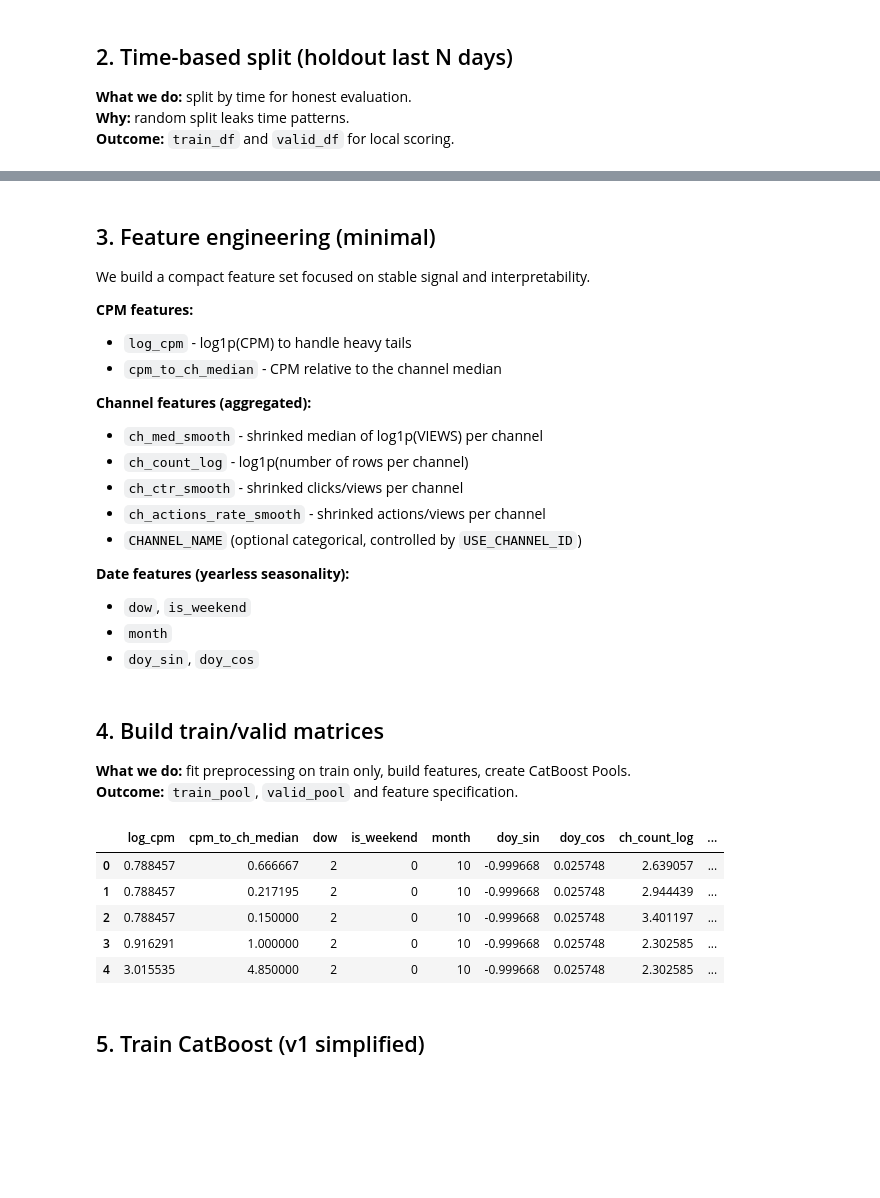
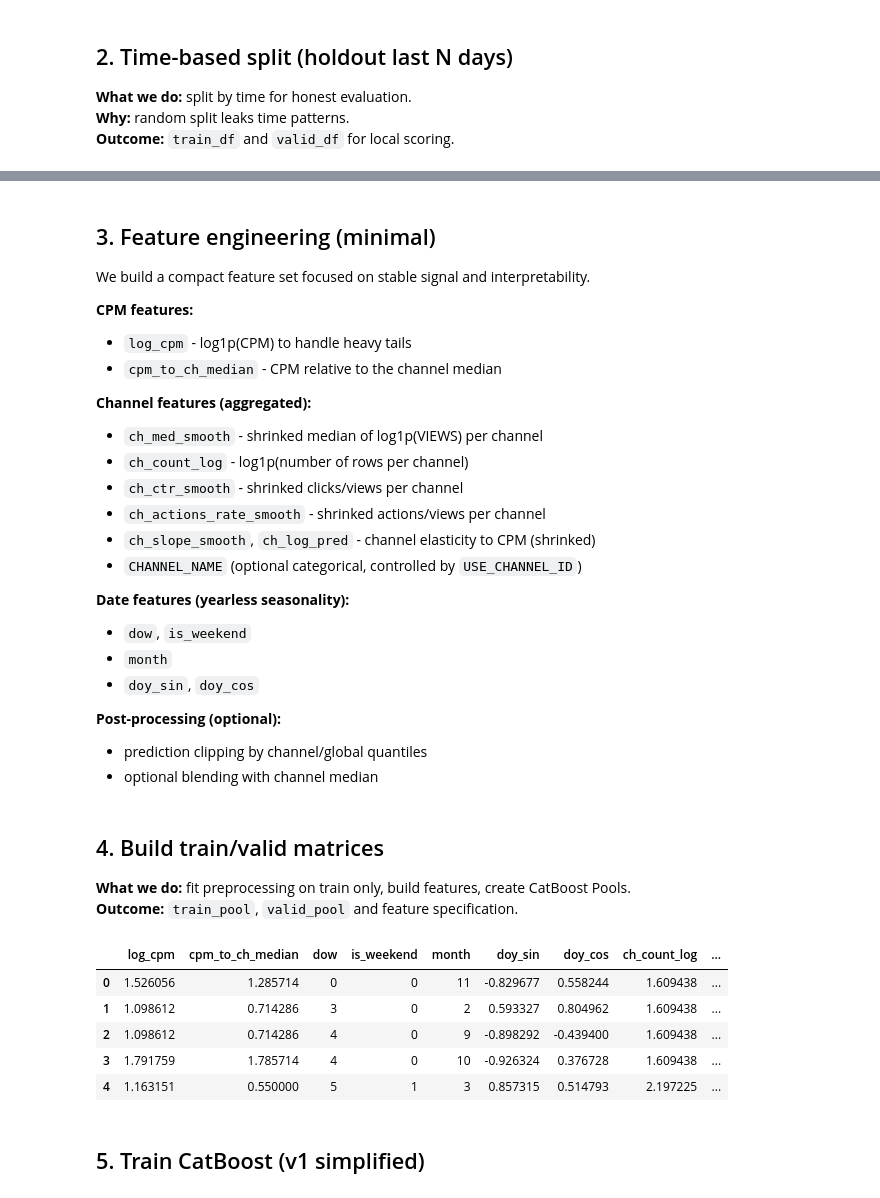
Before and after one commit to Karimkhab/telegram-ads-forecaster, a Jupyter notebook: notebook/models/model_v1.ipynb, the cells around one changed output, grey strips where cells are left out. Saved outputs shown, nothing was run; the diff lists cells and outputs as text; code cells hidden in the pictures; blank space fills up the shorter version.

```diff
--- a/notebook/models/model_v1.ipynb
+++ b/notebook/models/model_v1.ipynb
@@ -32,10 +32,19 @@ ARTIFACTS_DIR = os.getenv("ARTIFACTS_DIR", "artifacts")
 OUTPUTS_DIR = os.getenv("OUTPUTS_DIR", "outputs")
 HOLDOUT_DAYS = int(os.getenv("HOLDOUT_DAYS", "30"))
 MODEL_TAG = os.getenv("MODEL_TAG", "v1_simplified")
-USE_CHANNEL_ID = os.getenv("USE_CHANNEL_ID", "1") == "1"
+
+# Feature/model knobs
+DEDUPLICATE = os.getenv("DEDUPLICATE", "1") == "1"
+USE_CHANNEL_ID = os.getenv("USE_CHANNEL_ID", "0") == "1"
 LOSS_FUNCTION = os.getenv("LOSS_FUNCTION", "MAE")
 EVAL_METRIC = os.getenv("EVAL_METRIC", LOSS_FUNCTION)
 ALPHA_CHANNEL = float(os.getenv("ALPHA_CHANNEL", "10.0"))
+ALPHA_SLOPE = float(os.getenv("ALPHA_SLOPE", "50.0"))
+MIN_SLOPE_ROWS = int(os.getenv("MIN_SLOPE_ROWS", "20"))
+USE_PRED_CLIP = os.getenv("USE_PRED_CLIP", "1") == "1"
+PRED_CLIP_Q = float(os.getenv("PRED_CLIP_Q", "0.65"))
+MIN_CLIP_ROWS = int(os.getenv("MIN_CLIP_ROWS", "20"))
+BLEND_ALPHA = float(os.getenv("BLEND_ALPHA", "0.4"))
 
 os.makedirs(ARTIFACTS_DIR, exist_ok=True)
 os.makedirs(OUTPUTS_DIR, exist_ok=True)
@@ -46,10 +55,17 @@ print("ARTIFACTS_DIR:", ARTIFACTS_DIR)
 print("OUTPUTS_DIR:", OUTPUTS_DIR)
 print("HOLDOUT_DAYS:", HOLDOUT_DAYS)
 print("MODEL_TAG:", MODEL_TAG)
+print("DEDUPLICATE:", DEDUPLICATE)
 print("USE_CHANNEL_ID:", USE_CHANNEL_ID)
 print("LOSS_FUNCTION:", LOSS_FUNCTION)
 print("EVAL_METRIC:", EVAL_METRIC)
 print("ALPHA_CHANNEL:", ALPHA_CHANNEL)
+print("ALPHA_SLOPE:", ALPHA_SLOPE)
+print("MIN_SLOPE_ROWS:", MIN_SLOPE_ROWS)
+print("USE_PRED_CLIP:", USE_PRED_CLIP)
+print("PRED_CLIP_Q:", PRED_CLIP_Q)
+print("MIN_CLIP_ROWS:", MIN_CLIP_ROWS)
+print("BLEND_ALPHA:", BLEND_ALPHA)
 # %% [output]
 /Users/karimkhabib/Documents/Projects Programming/PyCharm/telegram-ads-forecaster
 ALLDATA_PATH: /Users/karimkhabib/Documents/Projects Programming/PyCharm/telegram-ads-forecaster/data/AllData.csv
@@ -208,12 +246,17 @@ We build a compact feature set focused on stable signal and interpretability.
 - `ch_count_log` - log1p(number of rows per channel)
 - `ch_ctr_smooth` - shrinked clicks/views per channel
 - `ch_actions_rate_smooth` - shrinked actions/views per channel
+- `ch_slope_smooth`, `ch_log_pred` - channel elasticity to CPM (shrinked)
 - `CHANNEL_NAME` (optional categorical, controlled by `USE_CHANNEL_ID`)
 
 **Date features (yearless seasonality):**
 - `dow`, `is_weekend`
 - `month`
 - `doy_sin`, `doy_cos`
+
+**Post-processing (optional):**
+- prediction clipping by channel/global quantiles
+- optional blending with channel median
 # %%
 # Use yearless seasonality features (safe for 2023 dates in test)
 
@@ -341,48 +462,79 @@ train_fe = apply_basic_preprocess(train_df, preprocess)
 valid_fe = apply_basic_preprocess(valid_df, preprocess)
 
 # Channel stats (train only)
-ch_stats, global_med_log, global_ctr, global_actions_rate = fit_channel_stats(train_df, alpha=ALPHA_CHANNEL)
-train_fe = apply_channel_stats(train_fe, ch_stats, global_med_log, global_ctr, global_actions_rate)
-valid_fe = apply_channel_stats(valid_fe, ch_stats, global_med_log, global_ctr, global_actions_rate)
+(
+    ch_stats,
+    global_med_log,
+    global_ctr,
+    global_actions_rate,
+    global_slope,
+    global_cpm_log_med,
+    global_views_clip,
+) = fit_channel_stats(train_df, alpha=ALPHA_CHANNEL)
+
+train_fe = apply_channel_stats(
+    train_fe,
+    ch_stats,
+    global_med_log,
+    global_ctr,
+    global_actions_rate,
+    global_slope,
+    global_cpm_log_med,
+    global_views_clip,
+)
+valid_fe = apply_channel_stats(
+    valid_fe,
+    ch_stats,
+    global_med_log,
+    global_ctr,
+    global_actions_rate,
+    global_slope,
+    global_cpm_log_med,
+    global_views_clip,
+)
 
 # Channel CPM stats (train only)
 ch_cpm_stats, global_cpm_median = fit_channel_cpm_stats(train_df)
 train_fe = apply_channel_cpm_stats(train_fe, ch_cpm_stats, global_cpm_median)
 valid_fe = apply_channel_cpm_stats(valid_fe, ch_cpm_stats, global_cpm_median)
 
 # Feature spec (minimal and stable)
 feature_cols = [
     "log_cpm",
     "cpm_to_ch_median",
     "dow", "is_weekend", "month", "doy_sin", "doy_cos",
     "ch_count_log", "ch_med_smooth", "ch_ctr_smooth", "ch_actions_rate_smooth",
+    "ch_slope_smooth", "ch_log_pred",
 ]
 
 cat_features = []
 if USE_CHANNEL_ID:
     feature_cols.append("CHANNEL_NAME")
     cat_features = ["CHANNEL_NAME"]
 
 X_train = train_fe[feature_cols]
 X_valid = valid_fe[feature_cols]
 
 y_train_raw = train_df["VIEWS"].astype(float).values
 y_valid_raw = valid_df["VIEWS"].astype(float).values
 
 y_train = np.log1p(np.clip(y_train_raw, 0, None))
 y_valid = np.log1p(np.clip(y_valid_raw, 0, None))
 
-train_pool = Pool(X_train, y_train, cat_features=cat_features)
-valid_pool = Pool(X_valid, y_valid, cat_features=cat_features)
+train_weights = train_df["dup_count"].values if "dup_count" in train_df.columns else None
+valid_weights = valid_df["dup_count"].values if "dup_count" in valid_df.columns else None
+
+train_pool = Pool(X_train, y_train, cat_features=cat_features, weight=train_weights)
+valid_pool = Pool(X_valid, y_valid, cat_features=cat_features, weight=valid_weights)
 
 X_train.head()
 # %% [output]
 |  | log_cpm | cpm_to_ch_median | dow | is_weekend | month | doy_sin | doy_cos | ch_count_log | ... |
-| 0 | 0.788457 | 0.666667 | 2 | 0 | 10 | -0.999668 | 0.025748 | 2.639057 | ... |
-| 1 | 0.788457 | 0.217195 | 2 | 0 | 10 | -0.999668 | 0.025748 | 2.944439 | ... |
-| 2 | 0.788457 | 0.150000 | 2 | 0 | 10 | -0.999668 | 0.025748 | 3.401197 | ... |
-| 3 | 0.916291 | 1.000000 | 2 | 0 | 10 | -0.999668 | 0.025748 | 2.302585 | ... |
-| 4 | 3.015535 | 4.850000 | 2 | 0 | 10 | -0.999668 | 0.025748 | 2.302585 | ... |
+| 0 | 1.526056 | 1.285714 | 0 | 0 | 11 | -0.829677 | 0.558244 | 1.609438 | ... |
+| 1 | 1.098612 | 0.714286 | 3 | 0 | 2 | 0.593327 | 0.804962 | 1.609438 | ... |
+| 2 | 1.098612 | 0.714286 | 4 | 0 | 9 | -0.898292 | -0.439400 | 1.609438 | ... |
+| 3 | 1.791759 | 1.785714 | 4 | 0 | 10 | -0.926324 | 0.376728 | 1.609438 | ... |
+| 4 | 1.163151 | 0.550000 | 5 | 1 | 3 | 0.857315 | 0.514793 | 2.197225 | ... |
 # %% [markdown]
 ## 5. Train CatBoost (v1 simplified)
 # %%
```
Also changed, not shown: parts of 12 cells of this notebook.
